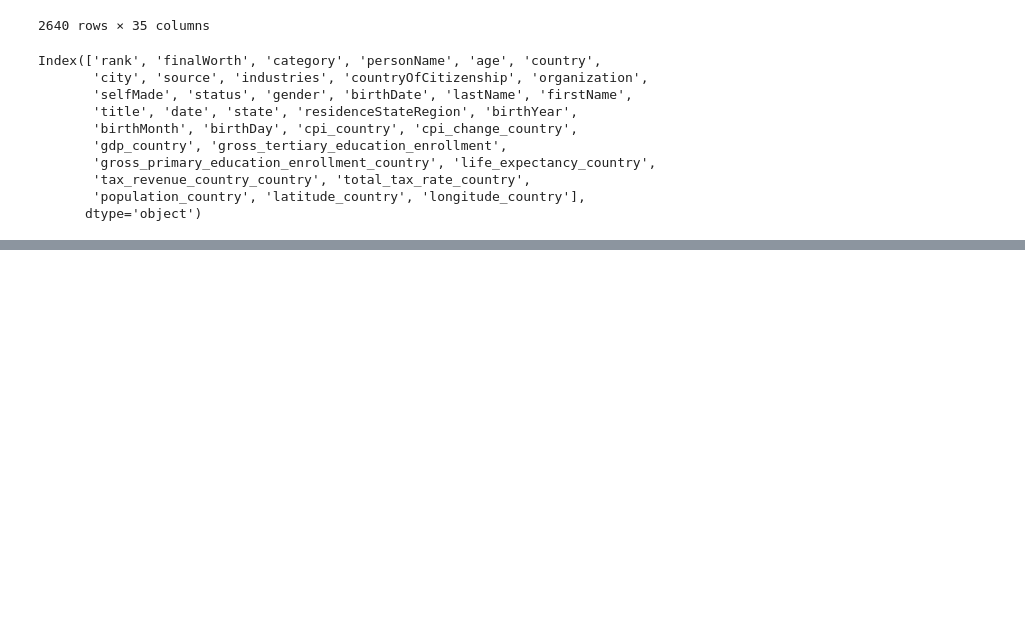
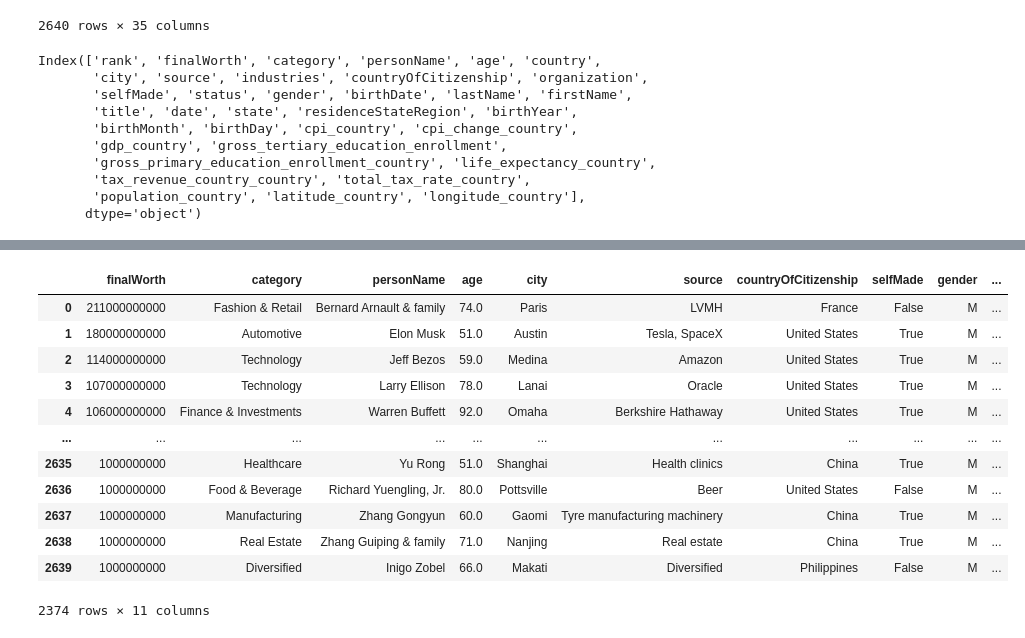
Before and after one commit to paulinomary/SP-Projects, a Jupyter notebook: billionaires.ipynb, the cells around one changed output, grey strips where cells are left out. Saved outputs shown, nothing was run; the diff lists cells and outputs as text; code cells hidden in the pictures; blank space fills up the shorter version.

```diff
--- a/billionaires.ipynb
+++ b/billionaires.ipynb
@@ -212,0 +212,18 @@ billionaires.isnull()
+# %%
+billionaires_cleaned_without_nan = billionaires_cleaned.dropna()
+# %%
+billionaires_cleaned_without_nan
+# %% [output]
+|  | finalWorth | category | personName | age | city | source | countryOfCitizenship | selfMade | gender | ... |
+| 0 | 211000000000 | Fashion & Retail | Bernard Arnault & family | 74.0 | Paris | LVMH | France | False | M | ... |
+| 1 | 180000000000 | Automotive | Elon Musk | 51.0 | Austin | Tesla, SpaceX | United States | True | M | ... |
+| 2 | 114000000000 | Technology | Jeff Bezos | 59.0 | Medina | Amazon | United States | True | M | ... |
+| 3 | 107000000000 | Technology | Larry Ellison | 78.0 | Lanai | Oracle | United States | True | M | ... |
+| 4 | 106000000000 | Finance & Investments | Warren Buffett | 92.0 | Omaha | Berkshire Hathaway | United States | True | M | ... |
+| ... | ... | ... | ... | ... | ... | ... | ... | ... | ... | ... |
+| 2635 | 1000000000 | Healthcare | Yu Rong | 51.0 | Shanghai | Health clinics | China | True | M | ... |
+| 2636 | 1000000000 | Food & Beverage | Richard Yuengling, Jr. | 80.0 | Pottsville | Beer | United States | False | M | ... |
+| 2637 | 1000000000 | Manufacturing | Zhang Gongyun | 60.0 | Gaomi | Tyre manufacturing machinery | China | True | M | ... |
+| 2638 | 1000000000 | Real Estate | Zhang Guiping & family | 71.0 | Nanjing | Real estate | China | True | M | ... |
+| 2639 | 1000000000 | Diversified | Inigo Zobel | 66.0 | Makati | Diversified | Philippines | False | M | ... |
+2374 rows × 11 columns
```
Also changed, not shown: parts of 4 cells of this notebook.
